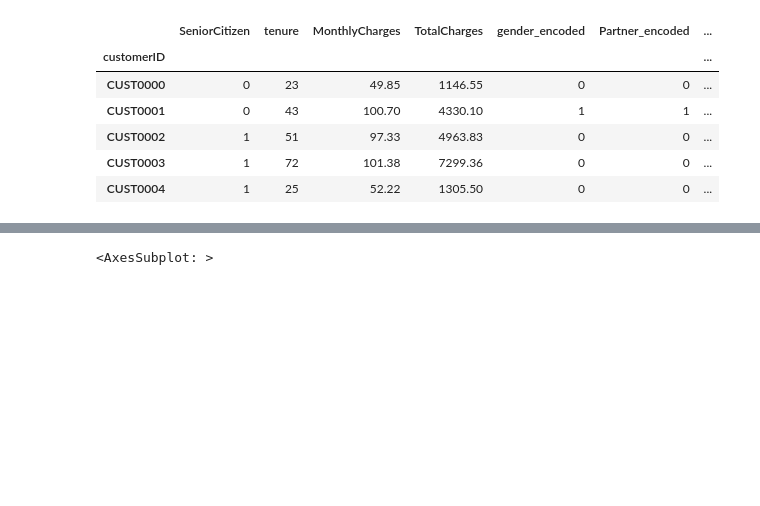
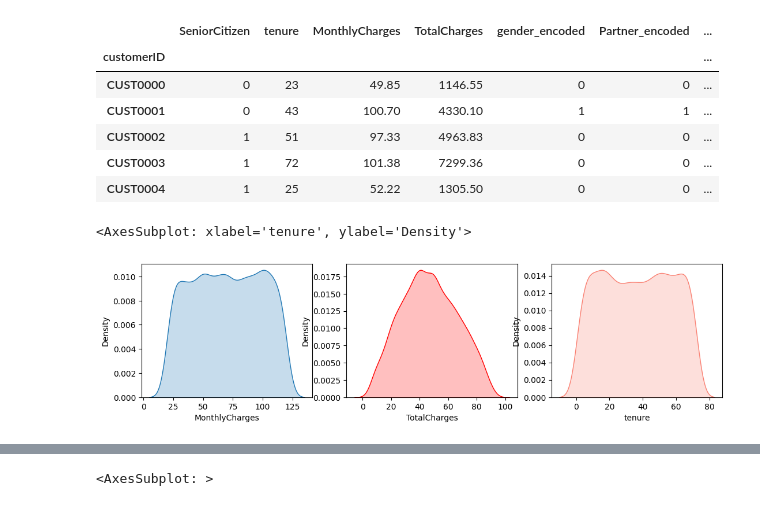
Before and after one commit to aneesakram/customer-churn-prediction, a Jupyter notebook: churnModel.ipynb, the cells around one changed output, grey strips where cells are left out. Saved outputs shown, nothing was run; the diff lists cells and outputs as text; code cells hidden in the pictures; blank space fills up the shorter version.

```diff
--- a/churnModel.ipynb
+++ b/churnModel.ipynb
@@ -73,3 +75,12 @@ df.head()
 | CUST0002 | 1 | 51 | 97.33 | 4963.83 | 0 | 0 | ... |
 | CUST0003 | 1 | 72 | 101.38 | 7299.36 | 0 | 0 | ... |
 | CUST0004 | 1 | 25 | 52.22 | 1305.50 | 0 | 0 | ... |
+# %%
+fig, ax = plt.subplots(1,3, figsize=(13,3))
+
+sns.kdeplot((df.MonthlyCharges), ax=ax[0], fill=True)
+sns.kdeplot(np.sqrt(df.TotalCharges), ax=ax[1], fill=True, color='red')
+sns.kdeplot(df.tenure, ax=ax[2], fill=True, color='salmon')
+# %% [output]
+<AxesSubplot: xlabel='tenure', ylabel='Density'>
+[figure, added]
```
Also changed, not shown: parts of 2 cells of this notebook.
